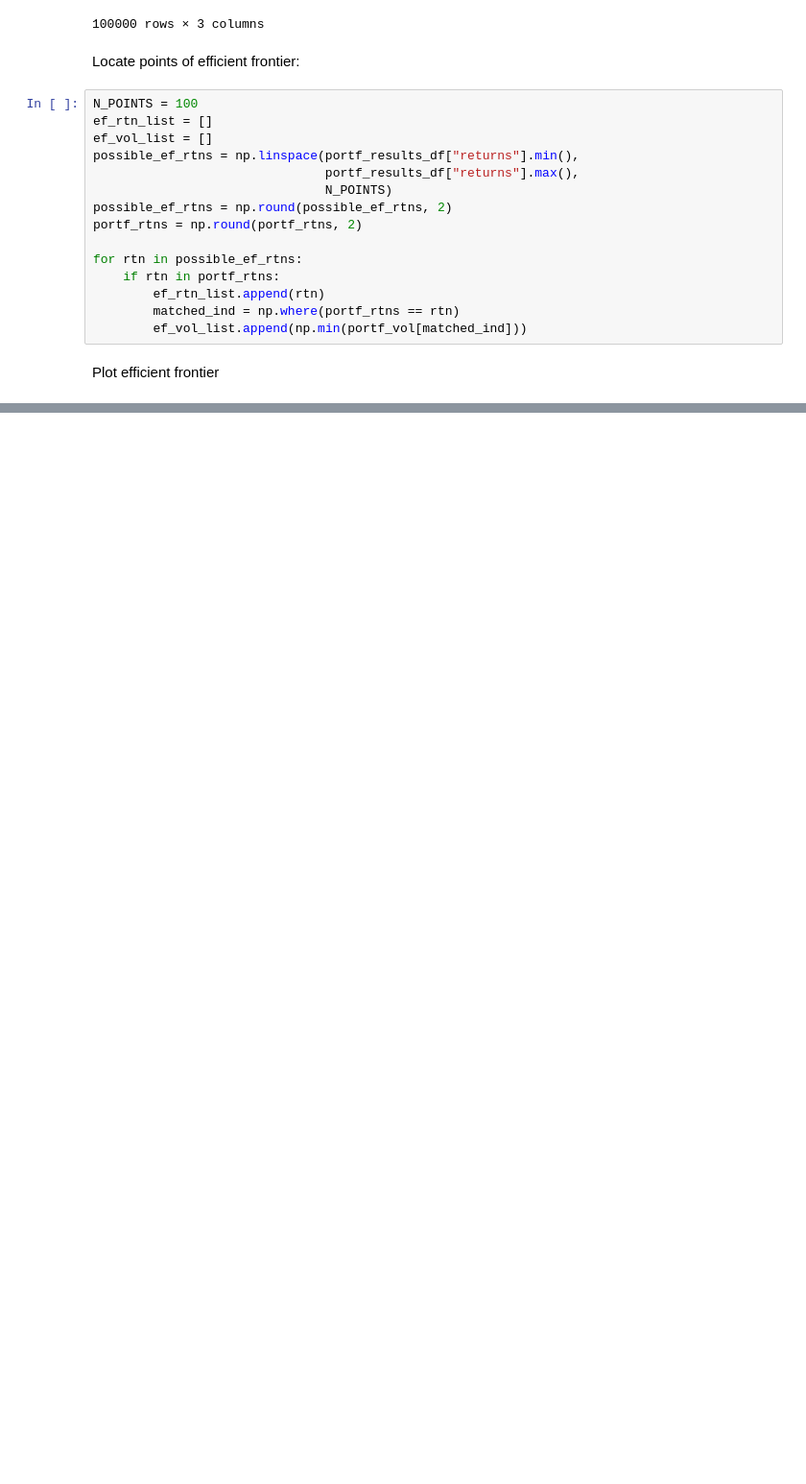
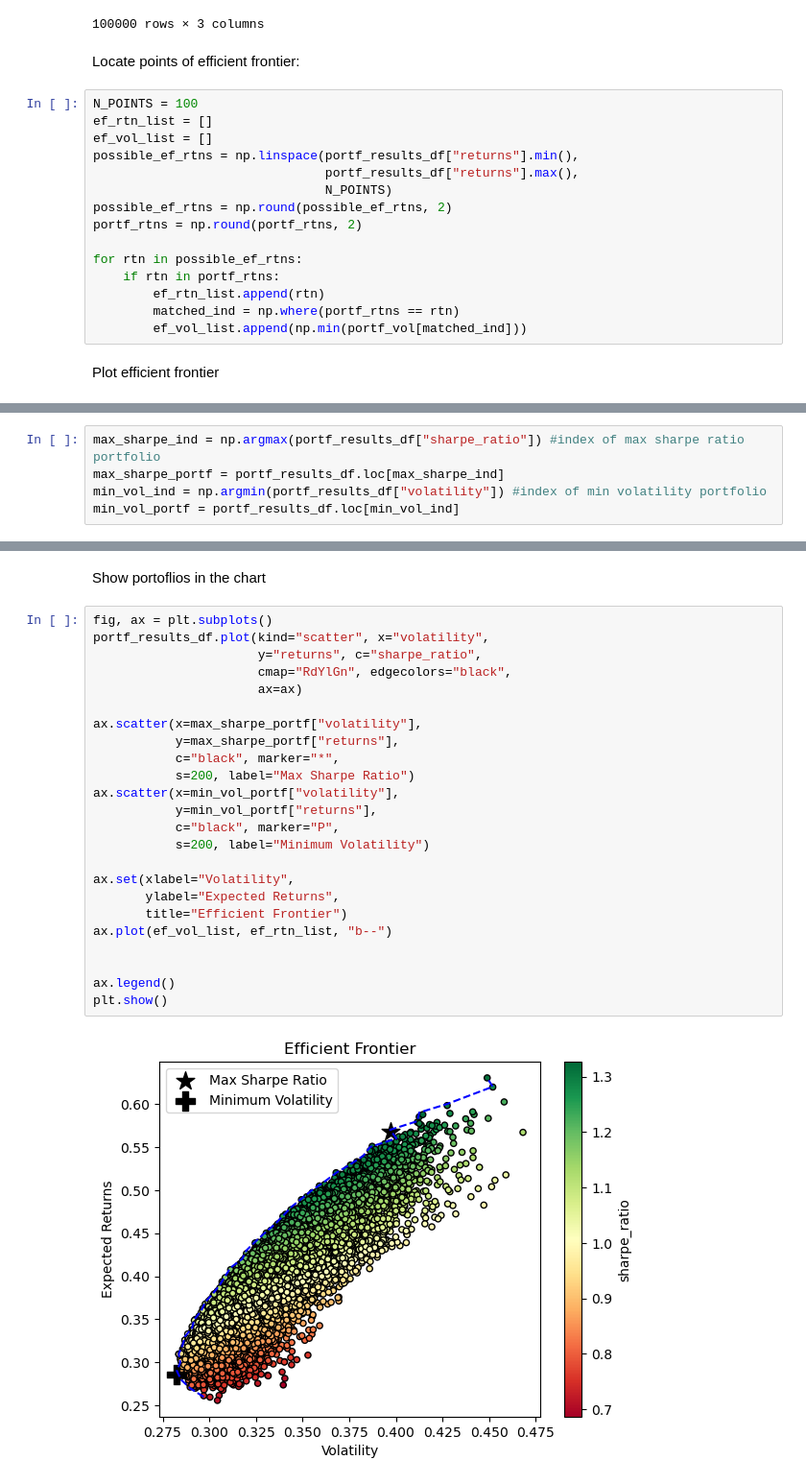
Before and after one commit to YSharing/AnalysisProjects, a Jupyter notebook: Portfolio_Monte_Carlo.ipynb, the cells around one changed output, grey strips where cells are left out. Shown: that part at 96% size. Cells and saved outputs as stored; diff of their text form; blank space fills up the shorter version.

```diff
--- a/Portfolio_Monte_Carlo.ipynb
+++ b/Portfolio_Monte_Carlo.ipynb
@@ -139,0 +171,5 @@ plt.show()
+# %%
+max_sharpe_ind = np.argmax(portf_results_df["sharpe_ratio"]) #index of max sharpe ratio portfolio
+max_sharpe_portf = portf_results_df.loc[max_sharpe_ind]
+min_vol_ind = np.argmin(portf_results_df["volatility"]) #index of min volatility portfolio
+min_vol_portf = portf_results_df.loc[min_vol_ind]
@@ -139,0 +199,28 @@ plt.show()
+# %% [markdown]
+Show portoflios in the chart
+# %%
+fig, ax = plt.subplots()
+portf_results_df.plot(kind="scatter", x="volatility",
+                      y="returns", c="sharpe_ratio",
+                      cmap="RdYlGn", edgecolors="black",
+                      ax=ax)
+
+ax.scatter(x=max_sharpe_portf["volatility"],
+           y=max_sharpe_portf["returns"],
+           c="black", marker="*",
+           s=200, label="Max Sharpe Ratio")
+ax.scatter(x=min_vol_portf["volatility"],
+           y=min_vol_portf["returns"],
+           c="black", marker="P",
+           s=200, label="Minimum Volatility")
+
+ax.set(xlabel="Volatility",
+       ylabel="Expected Returns",
+       title="Efficient Frontier")
+ax.plot(ef_vol_list, ef_rtn_list, "b--")
+
+
+ax.legend()
+plt.show()
+# %% [output]
+[figure, added]
```
Also changed, not shown: parts of 9 cells of this notebook.
